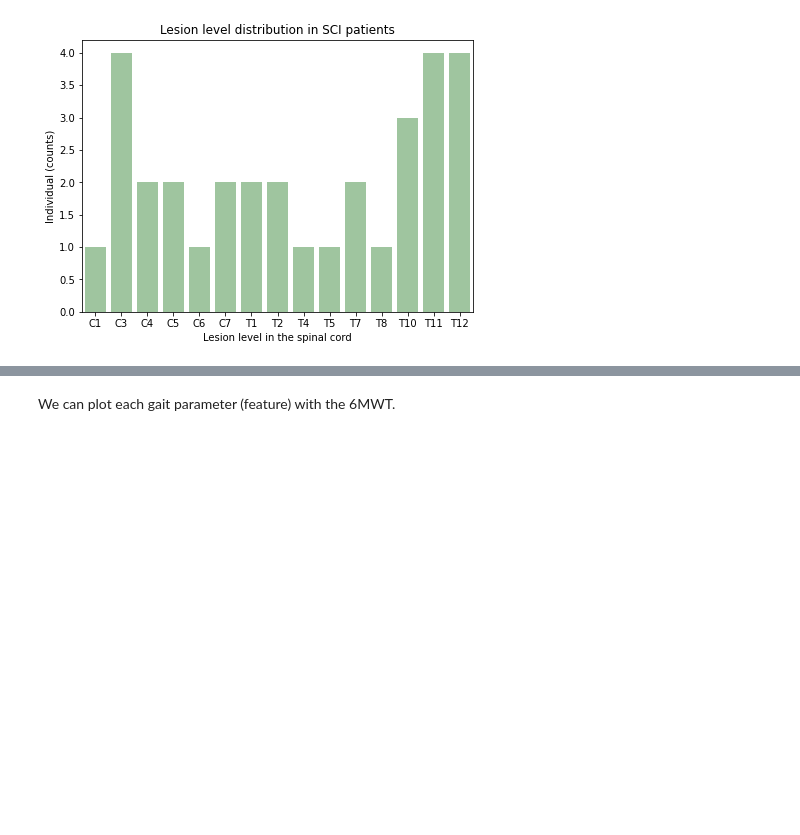
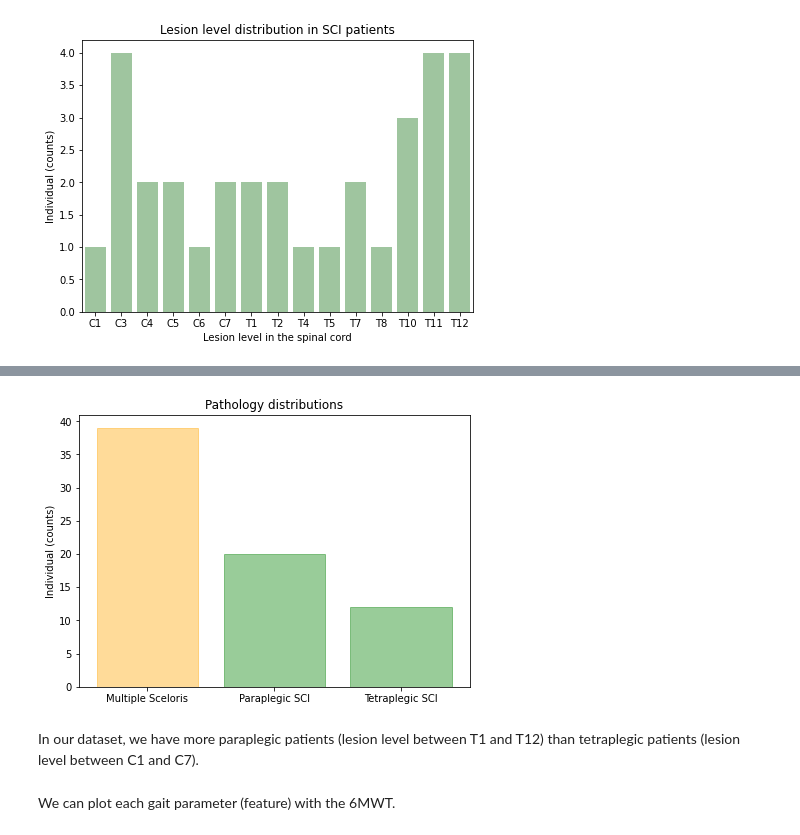
Before and after one commit to paulinegut/Gait-analysis, a Jupyter notebook: FinalProject_6MWTprediction.ipynb, the cells around one changed output, grey strips where cells are left out. Cells and saved outputs as stored; diff of their text form; code cells hidden in the pictures; blank space fills up the shorter version.

```diff
--- a/FinalProject_6MWTprediction.ipynb
+++ b/FinalProject_6MWTprediction.ipynb
@@ -275,0 +276,13 @@ Let's group in tetraplegic (C1-C7) and paraplegic (T1-T12).
+# %%
+conditions = [demographics['Lesion_Level'] == 'C1', demographics['Lesion_Level'] == 'C3', demographics['Lesion_Level'] == 'C4',
+              demographics['Lesion_Level'] == 'C5', demographics['Lesion_Level'] == 'C6', demographics['Lesion_Level'] == 'C7',
+              demographics['Lesion_Level'] == 'T1', demographics['Lesion_Level'] == 'T2', demographics['Lesion_Level'] == 'T4',
+              demographics['Lesion_Level'] == 'T5', demographics['Lesion_Level'] == 'T7', demographics['Lesion_Level'] == 'T8',
+              demographics['Lesion_Level'] == 'T10', demographics['Lesion_Level'] == 'T11', demographics['Lesion_Level'] == 'T12']
+
+choices = ['Tetraplegic', 'Tetraplegic', 'Tetraplegic', 'Tetraplegic', 'Tetraplegic', 'Tetraplegic',
+           'Paraplegic', 'Paraplegic', 'Paraplegic', 'Paraplegic', 'Paraplegic', 'Paraplegic', 'Paraplegic', 'Paraplegic', 'Paraplegic']
+
+demographics['Lesion_group'] = np.select(conditions, choices)
+
+demographics.head()
@@ -276,3 +296,16 @@ Let's group in tetraplegic (C1-C7) and paraplegic (T1-T12).
+# %%
+plt.figure(figsize = (7,5))
+barlist = plt.bar(demographics['Lesion_group'].value_counts().index, demographics['Lesion_group'].value_counts().values, alpha=0.4)
+plt.ylabel('Individual (counts)')
+plt.title('Pathology distributions')
+plt.xticks((0, 1, 2), ('Multiple Sceloris', 'Paraplegic SCI', 'Tetraplegic SCI'))
+barlist[0].set_color('orange')
+barlist[1].set_color('green')
+barlist[2].set_color('green')
+# %% [output]
+[figure, added]
+# %% [markdown]
+In our dataset, we have more paraplegic patients (lesion level between T1 and T12) than tetraplegic patients (lesion level between C1 and C7).
 # %% [markdown]
 We can plot each gait parameter (feature) with the 6MWT.
 # %%
```
Also changed, not shown: parts of 2 cells of this notebook.
